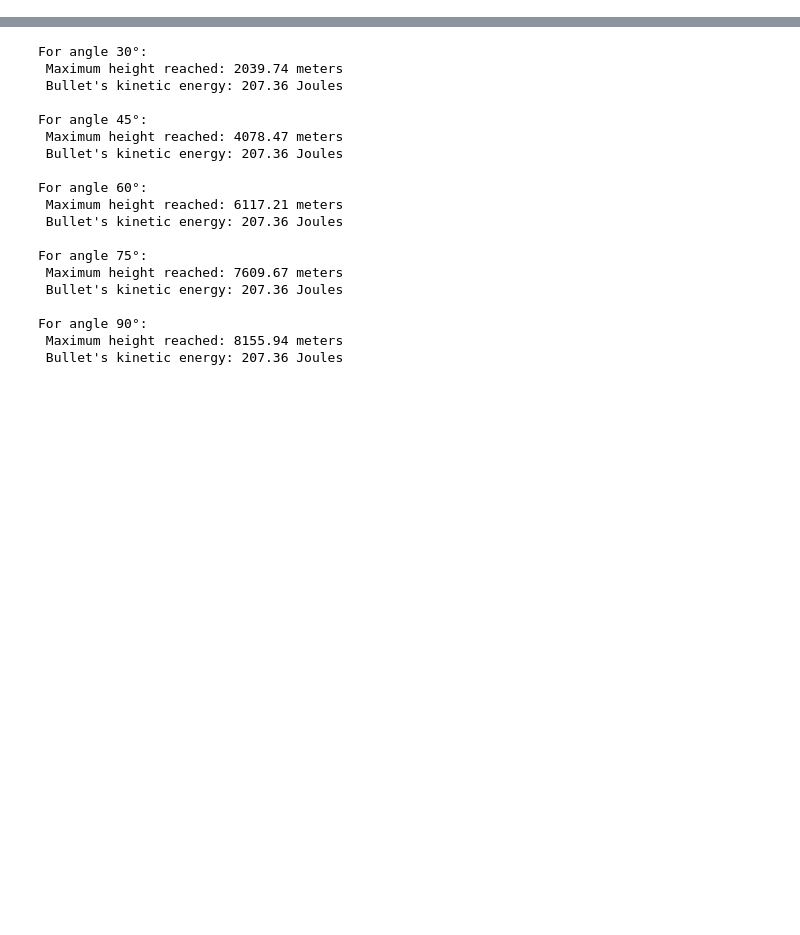
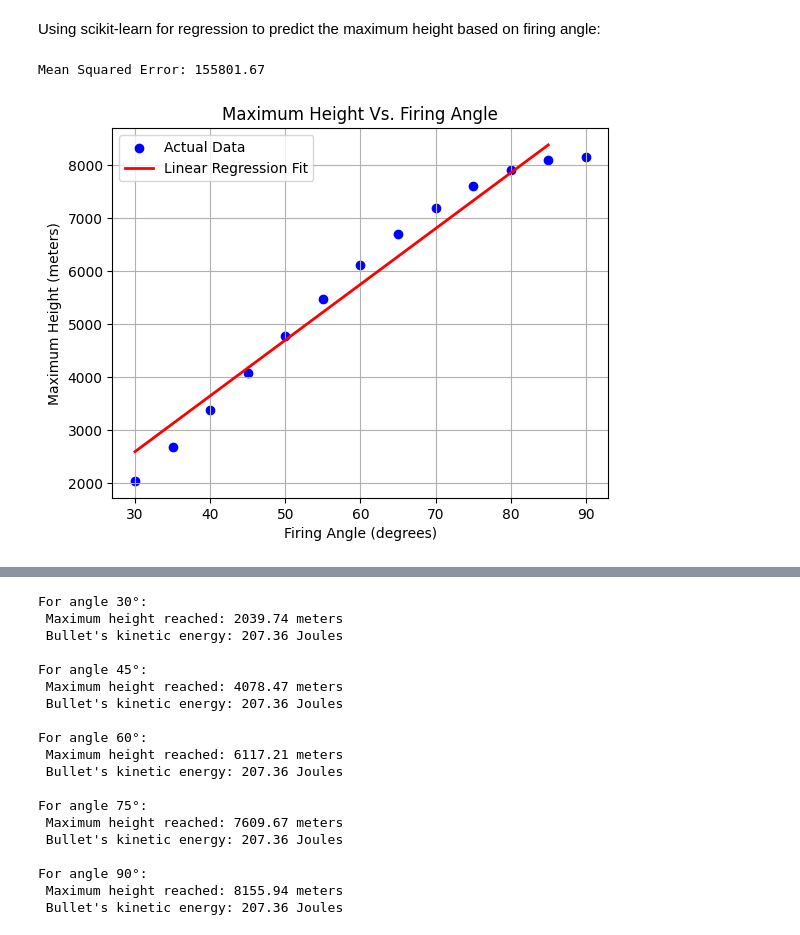
Before and after one commit to denistoo749/Gun-Problem-Simulation, a Jupyter notebook: gun_problem_simulation.ipynb, the cells around one changed output, grey strips where cells are left out. Saved outputs shown, nothing was run; the diff lists cells and outputs as text; code cells hidden in the pictures; blank space fills up the shorter version.

```diff
--- a/gun_problem_simulation.ipynb
+++ b/gun_problem_simulation.ipynb
@@ -124,0 +202,2 @@ validating the figures through the equations
+# %% [markdown]
+Using scikit-learn for regression to predict the maximum height based on firing angle:
@@ -124,0 +248,16 @@ validating the figures through the equations
+# %%
+# Simulate for angles 30 to 90 degrees
+angles_deg_30_90 = np.arange(30, 91, 5)  # Angles from 30 to 90 degrees
+max_heights_30_90 = generate_data(angles_deg_30_90, initialVelocity, initialHeight)
+
+# Convert to numpy arrays for regression
+angles_deg_30_90 = np.array(angles_deg_30_90).reshape(-1, 1)
+
+# Perform regression for angles 30 to 90
+model_30_90, y_pred_30_90, X_test_30_90 = perform_regression(angles_deg_30_90, max_heights_30_90)
+
+# Plotting results for angles 30 to 90
+plot_results(angles_deg_30_90, max_heights_30_90, X_test_30_90, y_pred_30_90)
+# %% [output]
+Mean Squared Error: 155801.67
+[figure, added]
```
Also changed, not shown: parts of 6 cells of this notebook.
